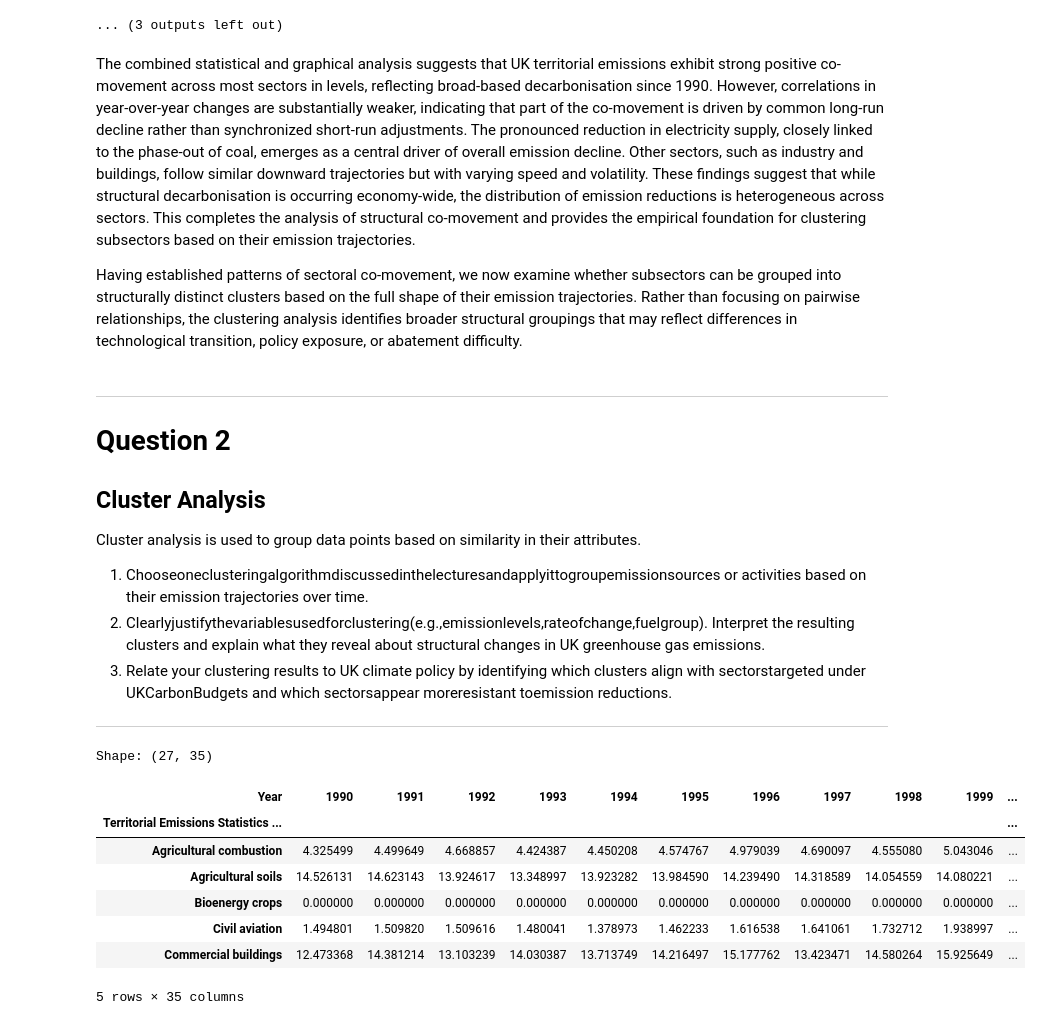
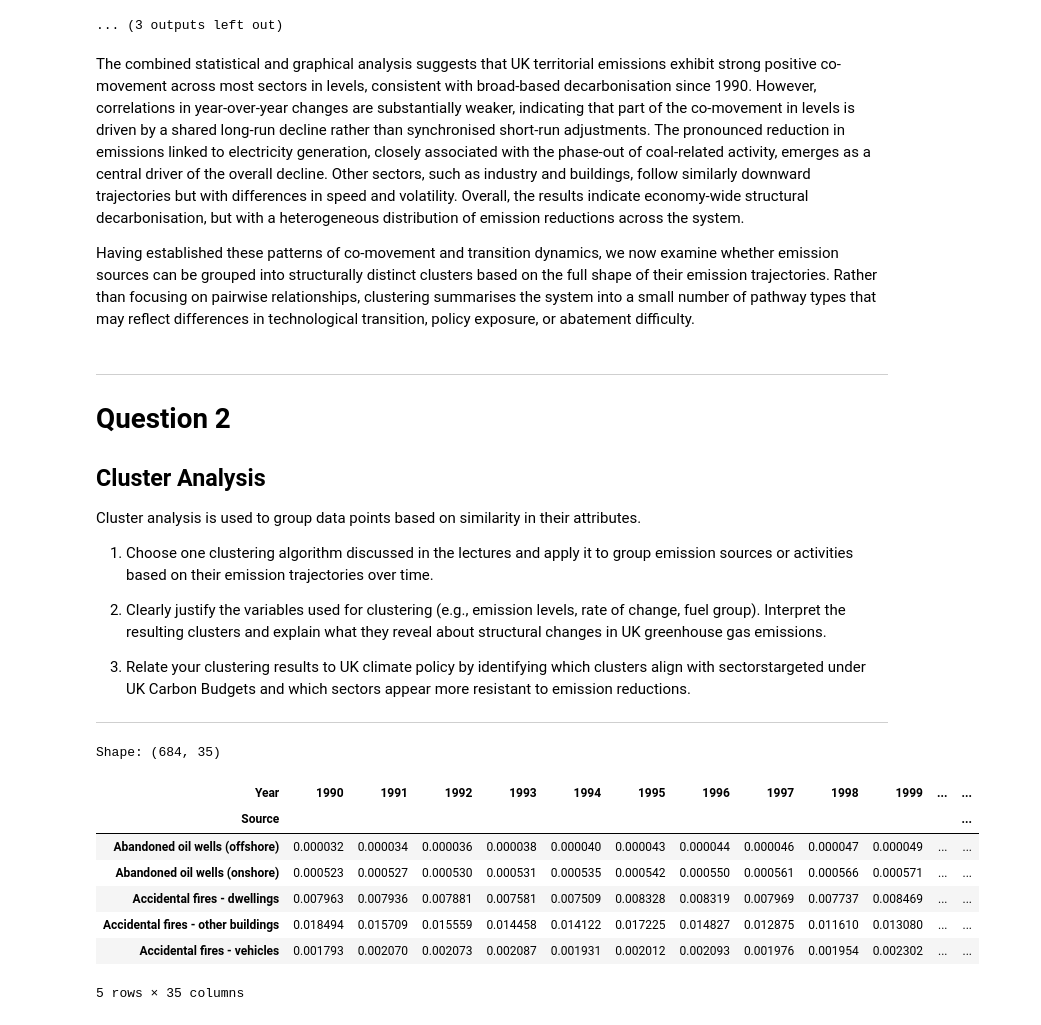
Before and after one commit to PontusNeumann/CBS-Spring26, a Jupyter notebook: ML/ML MA1/Compulsory_assignment_1.ipynb, the cells around one changed output. Cells and saved outputs as stored; diff of their text form; code cells hidden in the pictures.

```diff
--- a/ML/ML MA1/Compulsory_assignment_1.ipynb
+++ b/ML/ML MA1/Compulsory_assignment_1.ipynb
@@ -800,51 +788,53 @@ Table 3. YoY changes by sector (summary statistics, MtCO2e)
 [figure]
 ... (3 outputs left out)
 # %% [markdown]
-The combined statistical and graphical analysis suggests that UK territorial emissions exhibit strong positive co-movement across most sectors in levels, reflecting broad-based decarbonisation since 1990. However, correlations in year-over-year changes are substantially weaker, indicating that part of the co-movement is driven by common long-run decline rather than synchronized short-run adjustments. The pronounced reduction in electricity supply, closely linked to the phase-out of coal, emerges as a central driver of overall emission decline. Other sectors, such as industry and buildings, follow similar downward trajectories but with varying speed and volatility. These findings suggest that while structural decarbonisation is occurring economy-wide, the distribution of emission reductions is heterogeneous across sectors. This completes the analysis of structural co-movement and provides the empirical foundation for clustering subsectors based on their emission trajectories.
+The combined statistical and graphical analysis suggests that UK territorial emissions exhibit strong positive co-movement across most sectors in levels, consistent with broad-based decarbonisation since 1990. However, correlations in year-over-year changes are substantially weaker, indicating that part of the co-movement in levels is driven by a shared long-run decline rather than synchronised short-run adjustments. The pronounced reduction in emissions linked to electricity generation, closely associated with the phase-out of coal-related activity, emerges as a central driver of the overall decline. Other sectors, such as industry and buildings, follow similarly downward trajectories but with differences in speed and volatility. Overall, the results indicate economy-wide structural decarbonisation, but with a heterogeneous distribution of emission reductions across the system.
 
-Having established patterns of sectoral co-movement, we now examine whether subsectors can be grouped into structurally distinct clusters based on the full shape of their emission trajectories. Rather than focusing on pairwise relationships, the clustering analysis identifies broader structural groupings that may reflect differences in technological transition, policy exposure, or abatement difficulty.
+Having established these patterns of co-movement and transition dynamics, we now examine whether emission sources can be grouped into structurally distinct clusters based on the full shape of their emission trajectories. Rather than focusing on pairwise relationships, clustering summarises the system into a small number of pathway types that may reflect differences in technological transition, policy exposure, or abatement difficulty.
 # %% [markdown]
 ---
 # Question 2
 ## Cluster Analysis
 Cluster analysis is used to group data points based on similarity in their attributes.
-1. Chooseoneclusteringalgorithmdiscussedinthelecturesandapplyittogroupemissionsources
+1. Choose one clustering algorithm discussed in the lectures and apply it to group emission sources
 or activities based on their emission trajectories over time.
-2. Clearlyjustifythevariablesusedforclustering(e.g.,emissionlevels,rateofchange,fuelgroup).
+
+2. Clearly justify the variables used for clustering (e.g., emission levels, rate of change, fuel group).
 Interpret the resulting clusters and explain what they reveal about structural changes in UK
 greenhouse gas emissions.
+
 3. Relate your clustering results to UK climate policy by identifying which clusters align with
-sectorstargeted under UKCarbonBudgets and which sectorsappear moreresistant toemission
+sectorstargeted under UK Carbon Budgets and which sectors appear more resistant to emission
 reductions.
 ---
 # %%
-# Subsector time series
-SUB_COL = "Territorial Emissions Statistics subsector"
+# Source time series
+SRC_COL = "Source"
 
-sub_year = (
+src_year = (
     territorial
-    .groupby(["Year", SUB_COL], as_index=False)["Emissions (MtCO2e)"]
+    .groupby(["Year", SRC_COL], as_index=False)["Emissions (MtCO2e)"]
     .sum()
 )
 
-pivot_sub = (
-    sub_year
-    .pivot(index="Year", columns=SUB_COL, values="Emissions (MtCO2e)")
+pivot_src = (
+    src_year
+    .pivot(index="Year", columns=SRC_COL, values="Emissions (MtCO2e)")
     .fillna(0.0)
     .sort_index()
 )
 
-# Transpose so rows = subsectors, columns = years
-X = pivot_sub.T
+# Transpose so rows = sources, columns = years
+X = pivot_src.T
 print("Shape:", X.shape)
 X.head()
 # %% [output]
-Shape: (27, 35)
+Shape: (684, 35)
-| Year | 1990 | 1991 | 1992 | 1993 | 1994 | 1995 | 1996 | 1997 | 1998 | 1999 | ... |
-| Territorial Emissions Statistics ... |  |  |  |  |  |  |  |  |  |  | ... |
-| Agricultural combustion | 4.325499 | 4.499649 | 4.668857 | 4.424387 | 4.450208 | 4.574767 | 4.979039 | 4.690097 | 4.555080 | 5.043046 | ... |
-| Agricultural soils | 14.526131 | 14.623143 | 13.924617 | 13.348997 | 13.923282 | 13.984590 | 14.239490 | 14.318589 | 14.054559 | 14.080221 | ... |
-| Bioenergy crops | 0.000000 | 0.000000 | 0.000000 | 0.000000 | 0.000000 | 0.000000 | 0.000000 | 0.000000 | 0.000000 | 0.000000 | ... |
-| Civil aviation | 1.494801 | 1.509820 | 1.509616 | 1.480041 | 1.378973 | 1.462233 | 1.616538 | 1.641061 | 1.732712 | 1.938997 | ... |
-| Commercial buildings | 12.473368 | 14.381214 | 13.103239 | 14.030387 | 13.713749 | 14.216497 | 15.177762 | 13.423471 | 14.580264 | 15.925649 | ... |
+| Year | 1990 | 1991 | 1992 | 1993 | 1994 | 1995 | 1996 | 1997 | 1998 | 1999 | ... | ... |
+| Source |  |  |  |  |  |  |  |  |  |  |  | ... |
+| Abandoned oil wells (offshore) | 0.000032 | 0.000034 | 0.000036 | 0.000038 | 0.000040 | 0.000043 | 0.000044 | 0.000046 | 0.000047 | 0.000049 | ... | ... |
+| Abandoned oil wells (onshore) | 0.000523 | 0.000527 | 0.000530 | 0.000531 | 0.000535 | 0.000542 | 0.000550 | 0.000561 | 0.000566 | 0.000571 | ... | ... |
+| Accidental fires - dwellings | 0.007963 | 0.007936 | 0.007881 | 0.007581 | 0.007509 | 0.008328 | 0.008319 | 0.007969 | 0.007737 | 0.008469 | ... | ... |
+| Accidental fires - other buildings | 0.018494 | 0.015709 | 0.015559 | 0.014458 | 0.014122 | 0.017225 | 0.014827 | 0.012875 | 0.011610 | 0.013080 | ... | ... |
+| Accidental fires - vehicles | 0.001793 | 0.002070 | 0.002073 | 0.002087 | 0.001931 | 0.002012 | 0.002093 | 0.001976 | 0.001954 | 0.002302 | ... | ... |
 5 rows × 35 columns
```
Also changed, not shown: parts of 11 cells of this notebook.
